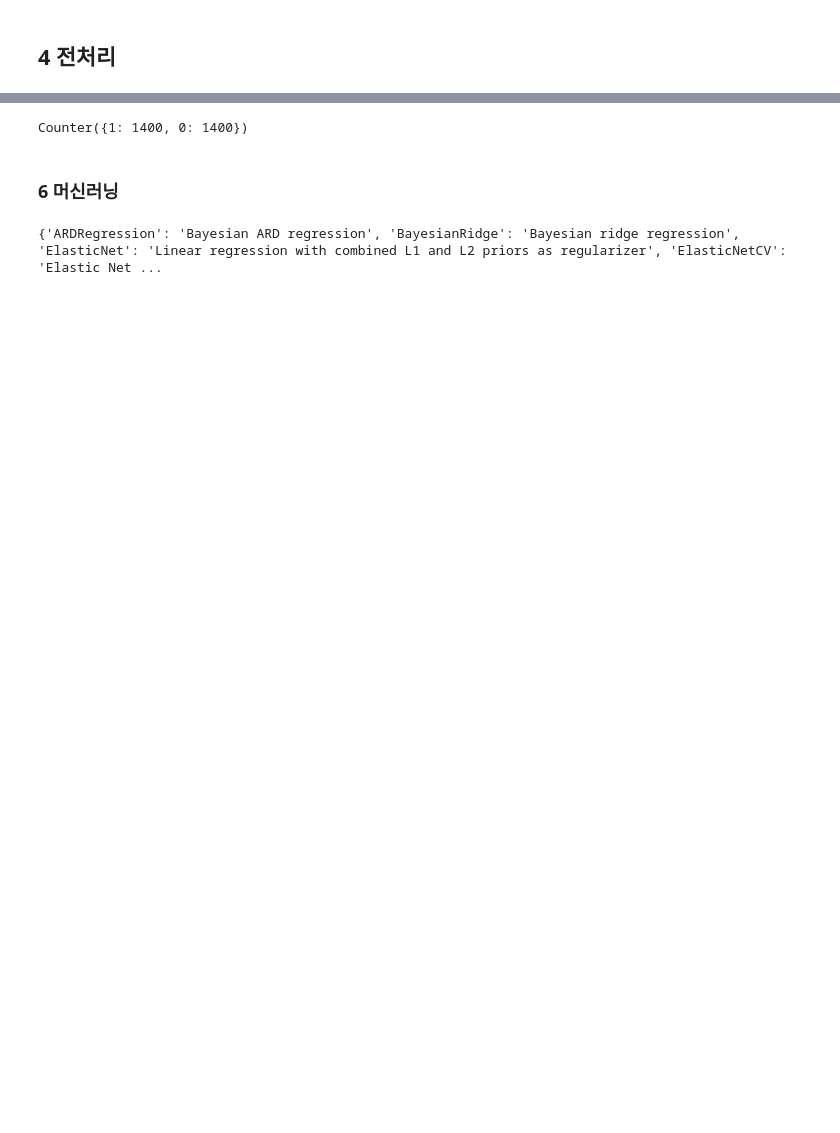
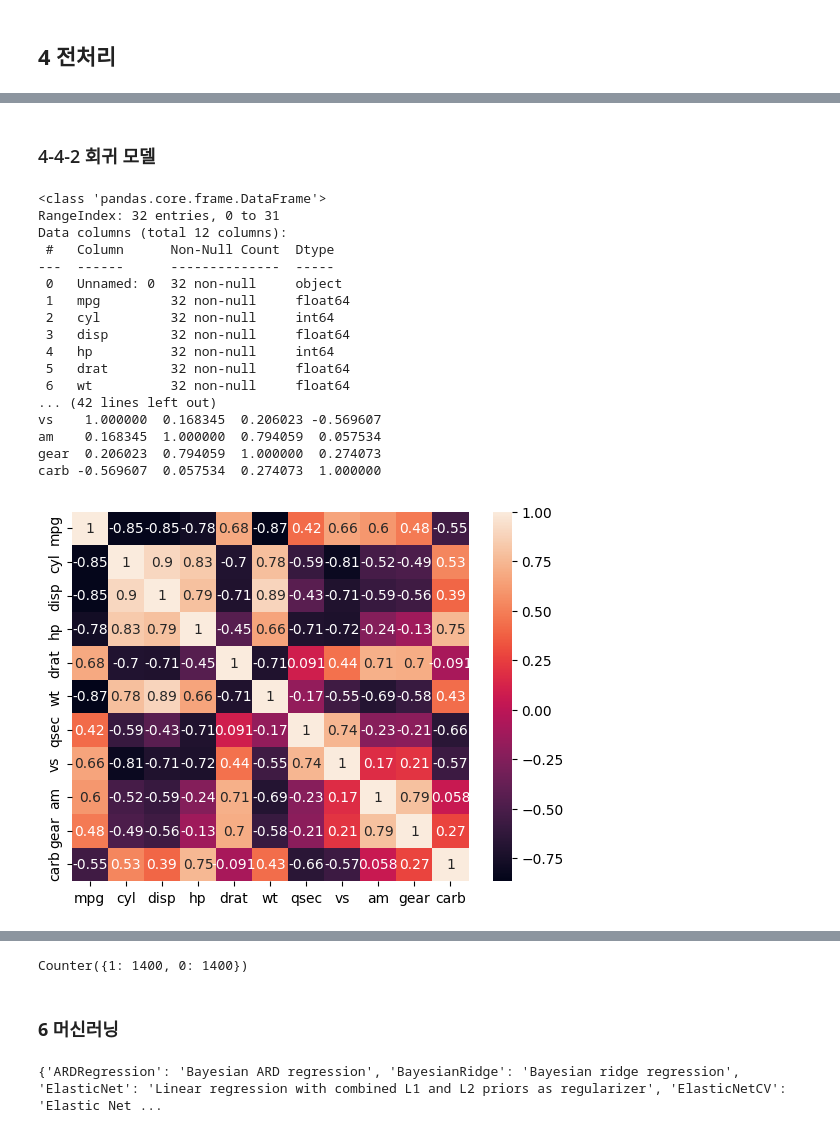
Before and after one commit to bhlim92/kaggle, a Jupyter notebook: essential-module.ipynb, the cells around one changed output, grey strips where cells are left out. Cells and saved outputs as stored; diff of their text form; code cells hidden in the pictures; blank space fills up the shorter version.

```diff
--- a/essential-module.ipynb
+++ b/essential-module.ipynb
@@ -68,0 +183,46 @@ stats = [i for i in dir(statsmodels.tsa)]
+# %% [markdown]
+### 4-4-2 회귀 모델
+# %%
+## 4-4 회귀
+## 회귀 분석 예시
+from sklearn.linear_model import LogisticRegression, LinearRegression
+# x.drop("sepal length", axis = 1, inplace=True)
+mtcars = pd.read_csv("./data/mtcars.csv")
+
+print(mtcars.info())
+print(mtcars.isna().sum())
+corr = mtcars.corr()
+print(corr)
+import seaborn as sns
+# fig, ax = plt.subplots(2,1, figsize=(10,10))
+# plt.subplot(2,1,1)
+
+sns.heatmap(corr,  annot=True)
+plt.show()
+# plt.subplot(2,2,2)
+sns.pairplot(mtcars.drop(["Unnamed: 0"],axis = 1), corner=True, diag_kind='kde')
+plt.show()
+
+x = mtcars.drop(["Unnamed: 0","mpg"], axis = 1)
+y = mtcars["mpg"]
+
+train_x, test_x, train_y, test_y = train_test_split(x,y, random_state=92, test_size=0.2)
+# %% [output]
+<class 'pandas.core.frame.DataFrame'>
+RangeIndex: 32 entries, 0 to 31
+Data columns (total 12 columns):
+ #   Column      Non-Null Count  Dtype
+---  ------      --------------  -----
+ 0   Unnamed: 0  32 non-null     object
+ 1   mpg         32 non-null     float64
+ 2   cyl         32 non-null     int64
+ 3   disp        32 non-null     float64
+ 4   hp          32 non-null     int64
+ 5   drat        32 non-null     float64
+ 6   wt          32 non-null     float64
+... (42 lines left out)
+vs    1.000000  0.168345  0.206023 -0.569607
+am    0.168345  1.000000  0.794059  0.057534
+gear  0.206023  0.794059  1.000000  0.274073
+carb -0.569607  0.057534  0.274073  1.000000
+[figure, added]
```
Also changed, not shown: parts of 48 cells of this notebook, 1 other file.
